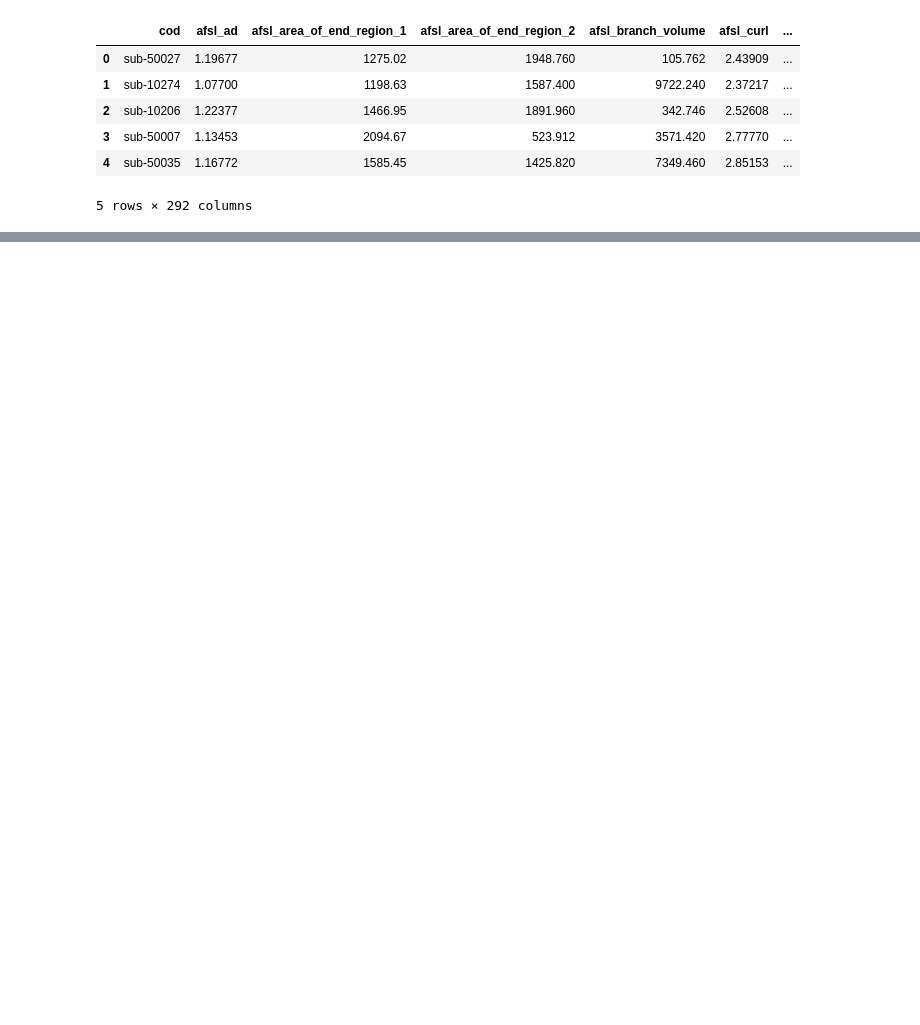
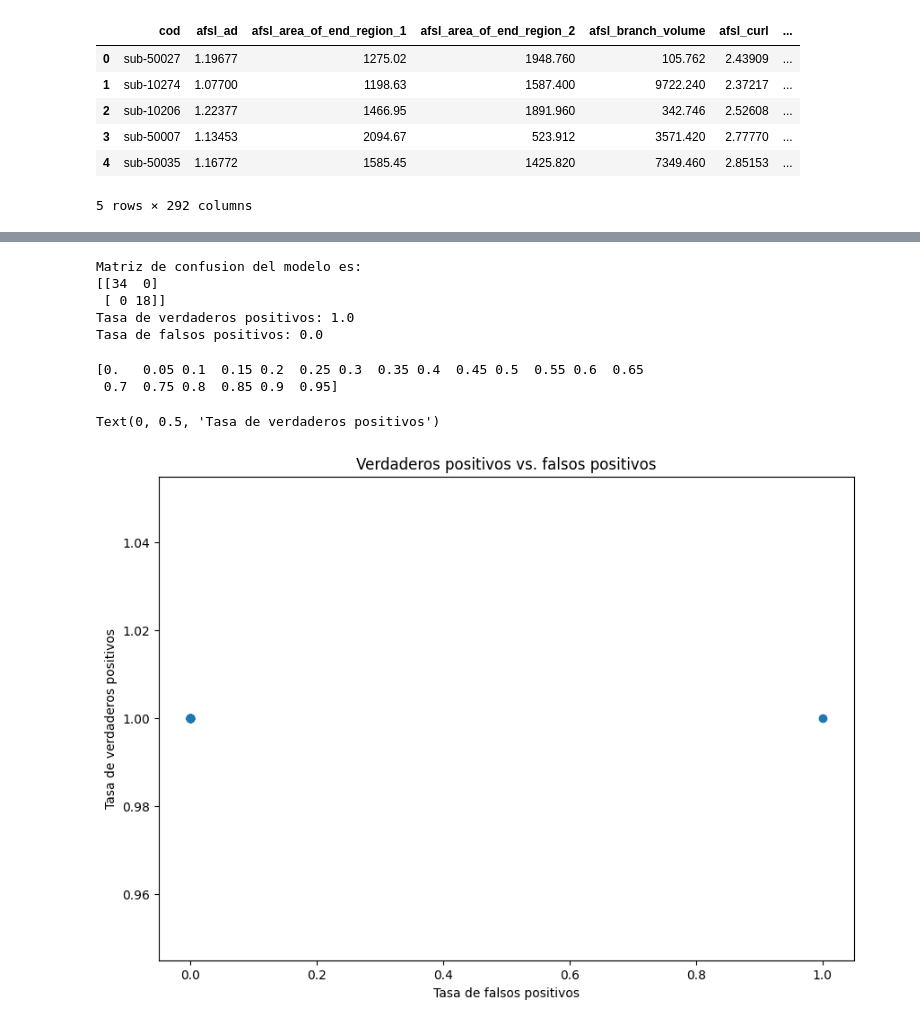
Before and after one commit to brainhack-school2023/galvan_project, a Jupyter notebook: src/dataset_reduction.ipynb, the cells around one changed output, grey strips where cells are left out. Cells and saved outputs as stored; diff of their text form; code cells hidden in the pictures; blank space fills up the shorter version.

```diff
--- a/src/dataset_reduction.ipynb
+++ b/src/dataset_reduction.ipynb
@@ -55,0 +88,48 @@ print(efs.best_score_)
+# %%
+from sklearn.metrics import confusion_matrix
+import matplotlib.pylab as plt # Para gráficos
+
+def TPR_FPR(cm): # computa la tasa de verdaderos y falsos positivos a partir de la matriz de confusion
+  TPR = cm[1,1]/(cm[1,1]+cm[0,1])
+  FPR = cm[1,0]/(cm[1,0]+cm[0,0])
+  return [TPR,FPR] # devuelve una lista donde el primer elemento es la tasa de verdaderos positivos y el segundo la tasa de falsos negativos
+
+T = 0.5 # definimos el umbral
+ypred = np.zeros(probas.shape[0]) # armamos un vector que tiene todos ceros y tiene la longitud del vector de etiquetas
+ypred[probas[:,1]>T] = 1 # donde la probabilidad es mayor que T, ponemos 1
+cm = confusion_matrix(ypred, y) # metemos en la matriz de confusion
+metricas = TPR_FPR(cm)
+
+print('Matriz de confusion del modelo es:')
+print(cm)
+print('Tasa de verdaderos positivos: {}'.format(round(metricas[0],4)))
+print('Tasa de falsos positivos: {}'.format(round(metricas[1],4)))
+# %% [output]
+Matriz de confusion del modelo es:
+[[34  0]
+ [ 0 18]]
+Tasa de verdaderos positivos: 1.0
+Tasa de falsos positivos: 0.0
+# %%
+Ts = np.arange(0,1,0.05) # T va desde 0 a 1 en pasos de 0.05
+print(Ts)
+TPRs = []  # lista donde van a ir a parar mis tasas de verdaderos positivos
+FPRs = []  # lista donde van a ir a parar mis tasas de falsos positivos
+for T in Ts: # recorre los umbrales en la lista Ts
+  ypred = np.zeros(probas.shape[0]) # armamos un vector que tiene todos ceros y tiene la longitud del vector de etiquetas
+  ypred[probas[:,1]>T] = 1 # donde la probabilidad es mayor que T, ponemos 1
+  cm = confusion_matrix(ypred, y) # metemos en la matriz de confusion
+  metricas = TPR_FPR(cm) # calculamos las metricas con la función definida más arriba
+  TPRs.append(metricas[0]) # guardamos los resultados en las listas respectivas
+  FPRs.append(metricas[1])
+
+fig, ax = plt.subplots(figsize = (10,7))
+ax.set_title('Verdaderos positivos vs. falsos positivos')
+ax.scatter(FPRs,TPRs)
+ax.set_xlabel('Tasa de falsos positivos') # Etiqueta del eje x
+ax.set_ylabel('Tasa de verdaderos positivos') # Etiqueta del eje y
+# %% [output]
+[0.   0.05 0.1  0.15 0.2  0.25 0.3  0.35 0.4  0.45 0.5  0.55 0.6  0.65
+ 0.7  0.75 0.8  0.85 0.9  0.95]
+Text(0, 0.5, 'Tasa de verdaderos positivos')
+[figure, added]
```
Also changed, not shown: parts of 28 cells of this notebook.
